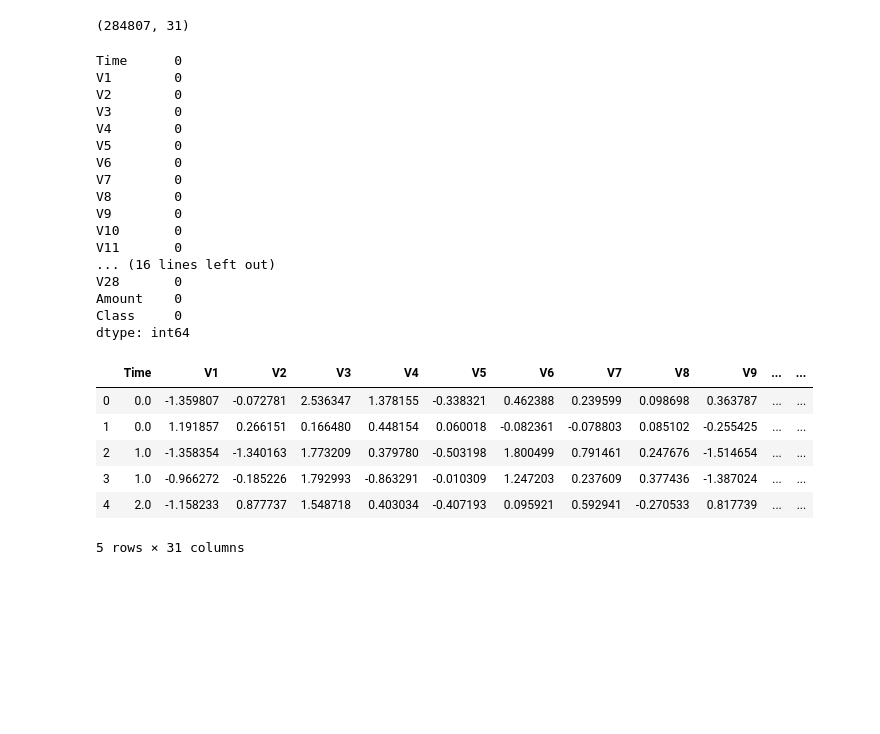
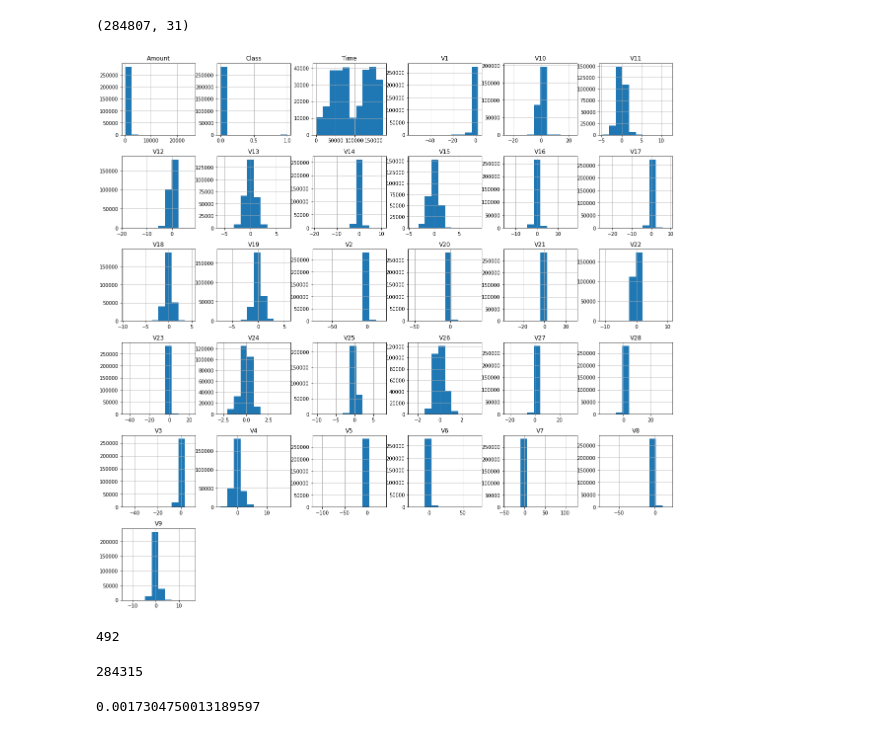
Before and after one commit to CooHee/Bank-Statement-Analyser, a Jupyter notebook: credit_card_fraud_detection.ipynb, the cells around one changed output. Drawn from its saved outputs; the diff is of its cells as text; code cells hidden in the pictures; blank space fills up the shorter version.

Commit message:
almost finish with the fraud detection

```diff
--- a/credit_card_fraud_detection.ipynb
+++ b/credit_card_fraud_detection.ipynb
@@ -7,8 +10,8 @@ from sklearn.preprocessing import StandardScaler
 %matplotlib inline
 # %%
 import zipfile
-#import file
+#load file
 #zf = zipfile.ZipFile('creditcard.csv.zip')
 #data = pd.read_csv(zf.open('creditcard.csv'))
 
-#data = pd.read_csv('creditcard.csv')
+data = pd.read_csv('creditcard.csv')
@@ -28,33 +60,29 @@ data.shape
 #31 columns
 # %% [output]
 (284807, 31)
-# %%
-data.isnull().sum()
-# %% [output]
-Time      0
-V1        0
-V2        0
-V3        0
-V4        0
-V5        0
-V6        0
-V7        0
-V8        0
-V9        0
-V10       0
-V11       0
-... (16 lines left out)
-V28       0
-Amount    0
-Class     0
-dtype: int64
-# %%
-data.head()
-# %% [output]
-|  | Time | V1 | V2 | V3 | V4 | V5 | V6 | V7 | V8 | V9 | ... | ... |
-| 0 | 0.0 | -1.359807 | -0.072781 | 2.536347 | 1.378155 | -0.338321 | 0.462388 | 0.239599 | 0.098698 | 0.363787 | ... | ... |
-| 1 | 0.0 | 1.191857 | 0.266151 | 0.166480 | 0.448154 | 0.060018 | -0.082361 | -0.078803 | 0.085102 | -0.255425 | ... | ... |
-| 2 | 1.0 | -1.358354 | -1.340163 | 1.773209 | 0.379780 | -0.503198 | 1.800499 | 0.791461 | 0.247676 | -1.514654 | ... | ... |
-| 3 | 1.0 | -0.966272 | -0.185226 | 1.792993 | -0.863291 | -0.010309 | 1.247203 | 0.237609 | 0.377436 | -1.387024 | ... | ... |
-| 4 | 2.0 | -1.158233 | 0.877737 | 1.548718 | 0.403034 | -0.407193 | 0.095921 | 0.592941 | -0.270533 | 0.817739 | ... | ... |
-5 rows × 31 columns
+# %%
+#building the histogram of each parameter
+data.hist(figsize = (20, 20))
+plt.show()
+# %% [output]
+[figure, added]
+# %%
+#numbers that is fraud
+numbers_of_fraud = data[data.Class ==1]
+numbers_of_fraud_print = len(data[data.Class ==1])
+numbers_of_fraud_print
+# %% [output]
+492
+# %%
+#transaction that is not fraud
+numbers_of_not_fraud = data[data.Class != 1]
+numbers_of_not_fraud_print = len(data[data.Class !=1])
+numbers_of_not_fraud_print
+# %% [output]
+284315
+# %%
+outlier_fraction = len(numbers_of_fraud)/float(len(numbers_of_not_fraud))
+outlier_fraction
+#about 0.1% fraud
+# %% [output]
+0.0017304750013189597
```
Also changed, not shown: parts of 70 cells of this notebook.
